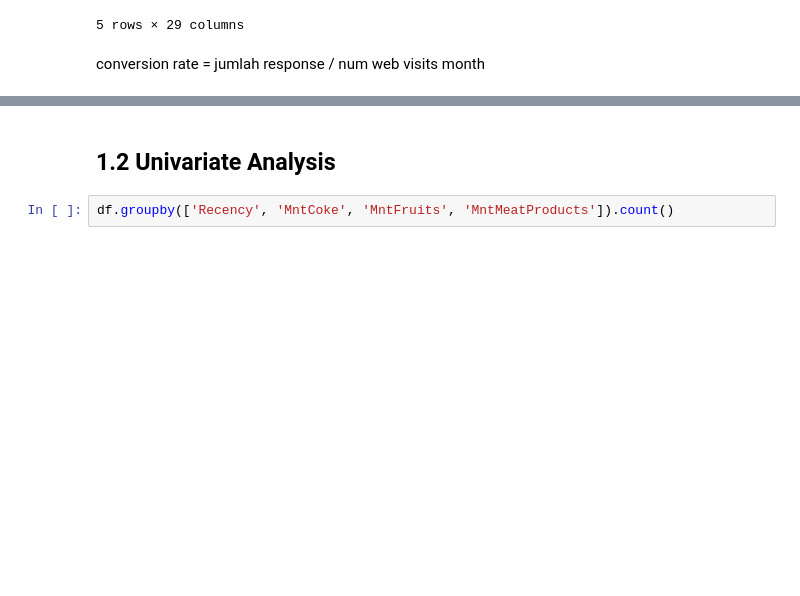
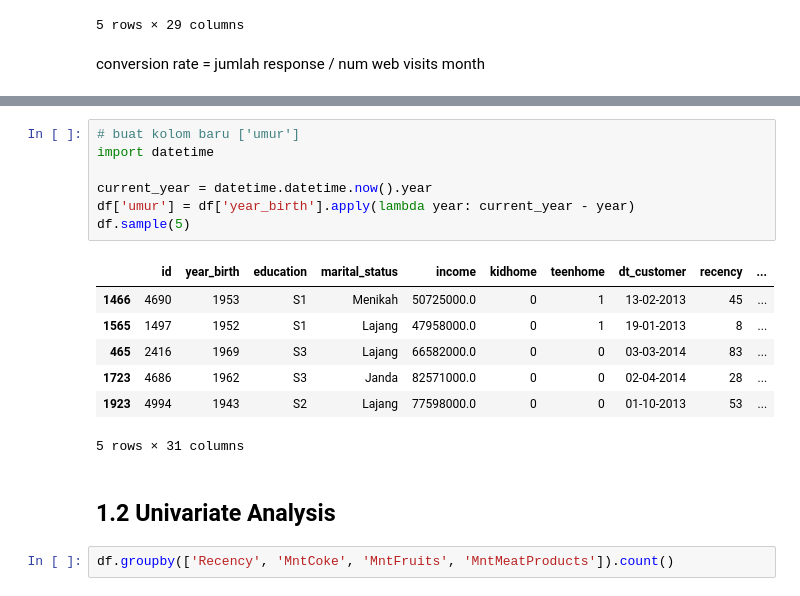
Before and after one commit to hrmufid/Mini-Project-3, a Jupyter notebook: Mini_Project_3.ipynb, the cells around one changed output, grey strips where cells are left out. Drawn from its saved outputs; the diff is of its cells as text; blank space fills up the shorter version.

```diff
--- a/Mini_Project_3.ipynb
+++ b/Mini_Project_3.ipynb
@@ -121,3 +153,18 @@ conversion rate = jumlah response / num web visits month
+# %%
+# buat kolom baru ['umur']
+import datetime
+
+current_year = datetime.datetime.now().year
+df['umur'] = df['year_birth'].apply(lambda year: current_year - year)
+df.sample(5)
+# %% [output]
+|  | id | year_birth | education | marital_status | income | kidhome | teenhome | dt_customer | recency | ... |
+| 1466 | 4690 | 1953 | S1 | Menikah | 50725000.0 | 0 | 1 | 13-02-2013 | 45 | ... |
+| 1565 | 1497 | 1952 | S1 | Lajang | 47958000.0 | 0 | 1 | 19-01-2013 | 8 | ... |
+| 465 | 2416 | 1969 | S3 | Lajang | 66582000.0 | 0 | 0 | 03-03-2014 | 83 | ... |
+| 1723 | 4686 | 1962 | S3 | Janda | 82571000.0 | 0 | 0 | 02-04-2014 | 28 | ... |
+| 1923 | 4994 | 1943 | S2 | Lajang | 77598000.0 | 0 | 0 | 01-10-2013 | 53 | ... |
+5 rows × 31 columns
 # %% [markdown]
 ## 1.2 Univariate Analysis
 # %%
```
Also changed, not shown: parts of 3 cells of this notebook.
